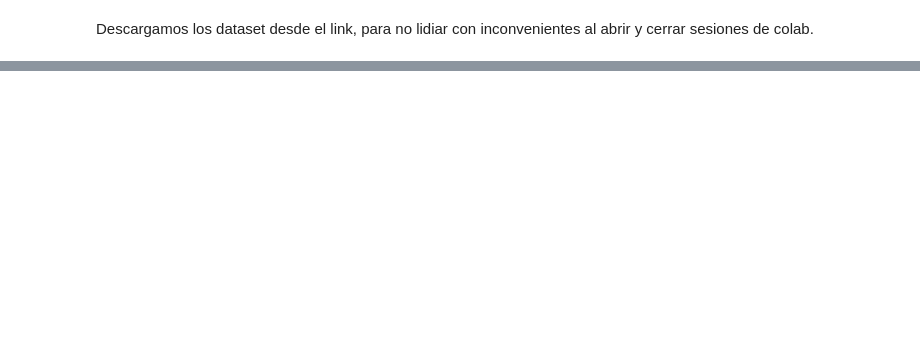
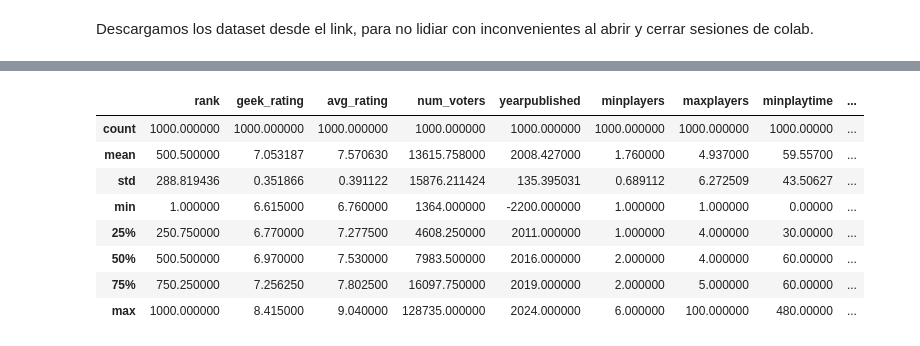
Before and after one commit to bpace1/NLP-TP1, a Jupyter notebook: NLP_TP1.ipynb, the cells around one changed output, grey strips where cells are left out. Drawn from its saved outputs; the diff is of its cells as text; code cells hidden in the pictures; blank space fills up the shorter version.

```diff
--- a/NLP_TP1.ipynb
+++ b/NLP_TP1.ipynb
@@ -45,0 +81,12 @@ df_peliculas: pd.DataFrame = pd.read_csv('IMDB-Movie-Data.csv')
+# %%
+df_juegos.describe()
+# %% [output]
+|  | rank | geek_rating | avg_rating | num_voters | yearpublished | minplayers | maxplayers | minplaytime | ... |
+| count | 1000.000000 | 1000.000000 | 1000.000000 | 1000.000000 | 1000.000000 | 1000.000000 | 1000.000000 | 1000.00000 | ... |
+| mean | 500.500000 | 7.053187 | 7.570630 | 13615.758000 | 2008.427000 | 1.760000 | 4.937000 | 59.55700 | ... |
+| std | 288.819436 | 0.351866 | 0.391122 | 15876.211424 | 135.395031 | 0.689112 | 6.272509 | 43.50627 | ... |
+| min | 1.000000 | 6.615000 | 6.760000 | 1364.000000 | -2200.000000 | 1.000000 | 1.000000 | 0.00000 | ... |
+| 25% | 250.750000 | 6.770000 | 7.277500 | 4608.250000 | 2011.000000 | 1.000000 | 4.000000 | 30.00000 | ... |
+| 50% | 500.500000 | 6.970000 | 7.530000 | 7983.500000 | 2016.000000 | 2.000000 | 4.000000 | 60.00000 | ... |
+| 75% | 750.250000 | 7.256250 | 7.802500 | 16097.750000 | 2019.000000 | 2.000000 | 5.000000 | 60.00000 | ... |
+| max | 1000.000000 | 8.415000 | 9.040000 | 128735.000000 | 2024.000000 | 6.000000 | 100.000000 | 480.00000 | ... |
```
Also changed, not shown: parts of 23 cells of this notebook.
